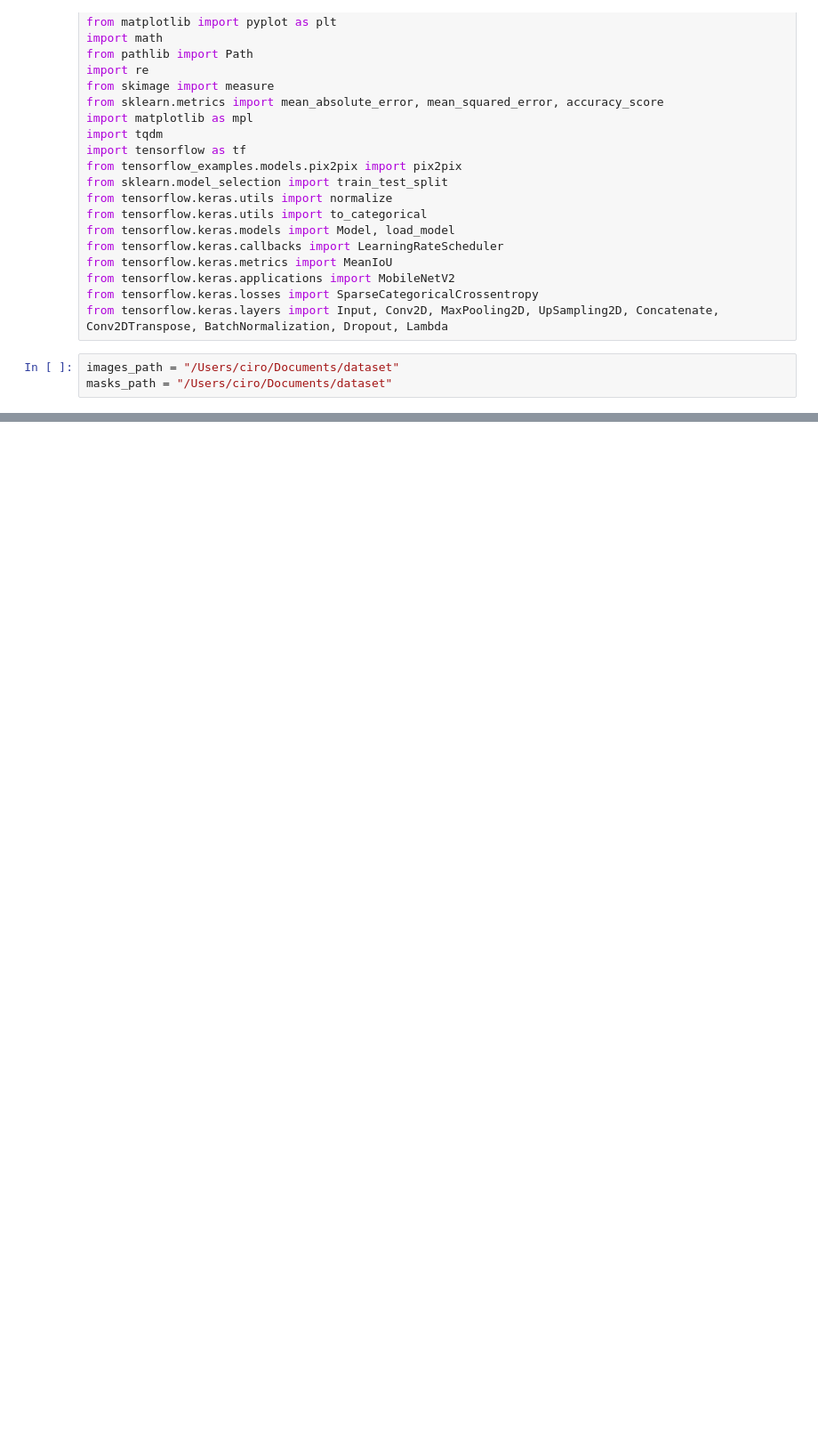
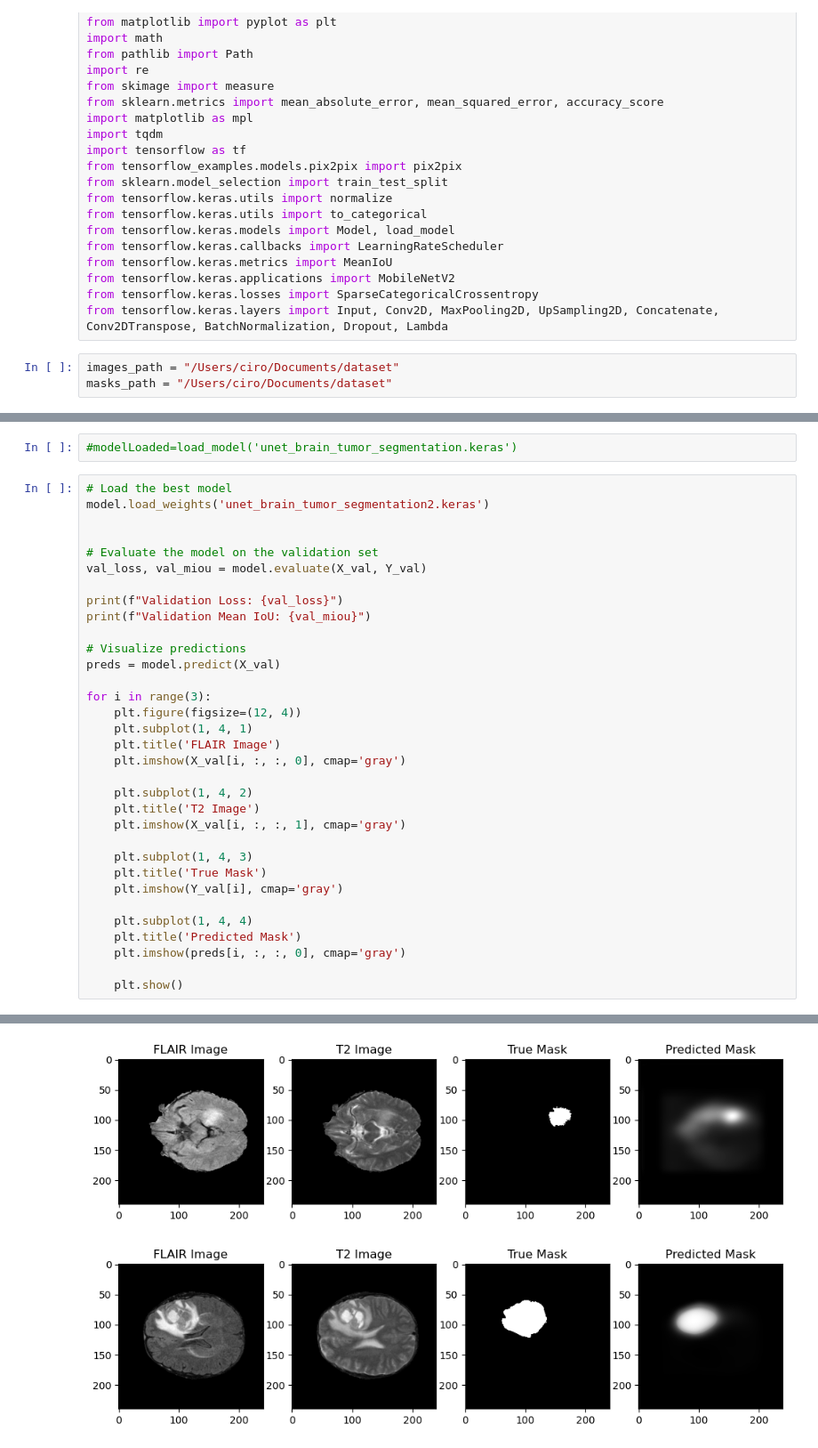
Before and after one commit to Ehsan-Taheri/Brain-Tumor-Segmentation, a Jupyter notebook: UnteModel.ipynb, the cells around one changed output, grey strips where cells are left out. Shown at 89% size. Saved outputs shown, nothing was run; the diff lists cells and outputs as text; blank space fills up the shorter version.

```diff
--- a/UnteModel.ipynb
+++ b/UnteModel.ipynb
@@ -282,0 +357,36 @@ model.save('Unet_model_with_80_images_sliced_i.keras')
+# %%
+#modelLoaded=load_model('unet_brain_tumor_segmentation.keras')
+# %%
+# Load the best model
+model.load_weights('unet_brain_tumor_segmentation2.keras')
+
+
+# Evaluate the model on the validation set
+val_loss, val_miou = model.evaluate(X_val, Y_val)
+
+print(f"Validation Loss: {val_loss}")
+print(f"Validation Mean IoU: {val_miou}")
+
+# Visualize predictions
+preds = model.predict(X_val)
+
+for i in range(3):
+    plt.figure(figsize=(12, 4))
+    plt.subplot(1, 4, 1)
+    plt.title('FLAIR Image')
+    plt.imshow(X_val[i, :, :, 0], cmap='gray')
+
+    plt.subplot(1, 4, 2)
+    plt.title('T2 Image')
+    plt.imshow(X_val[i, :, :, 1], cmap='gray')
+
+    plt.subplot(1, 4, 3)
+    plt.title('True Mask')
+    plt.imshow(Y_val[i], cmap='gray')
+
+    plt.subplot(1, 4, 4)
+    plt.title('Predicted Mask')
+    plt.imshow(preds[i, :, :, 0], cmap='gray')
+
+    plt.show()
+# %% [output]
@@ -282,0 +397,2 @@ model.save('Unet_model_with_80_images_sliced_i.keras')
+[figure, added]
+[figure, added]
```
Also changed, not shown: parts of 54 cells of this notebook.
